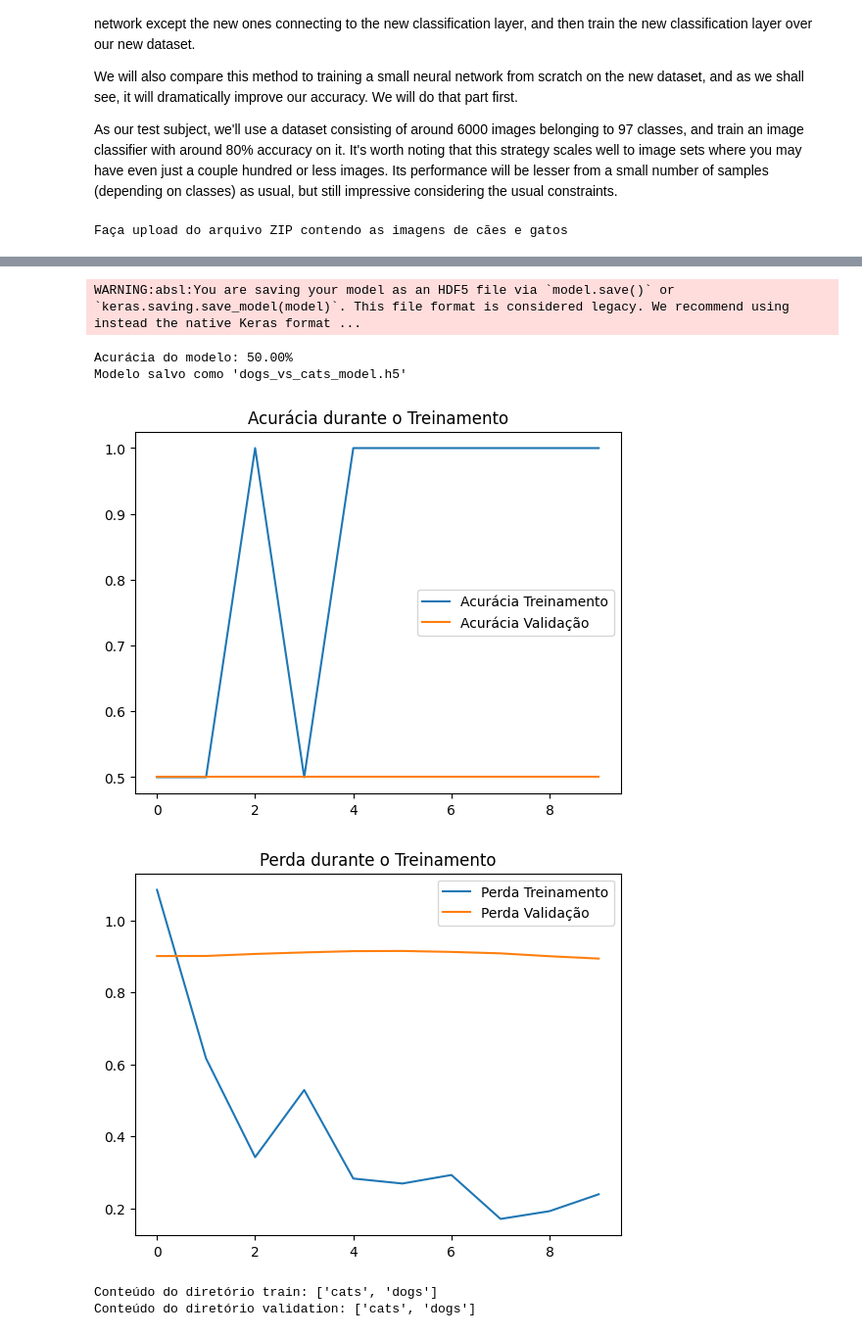
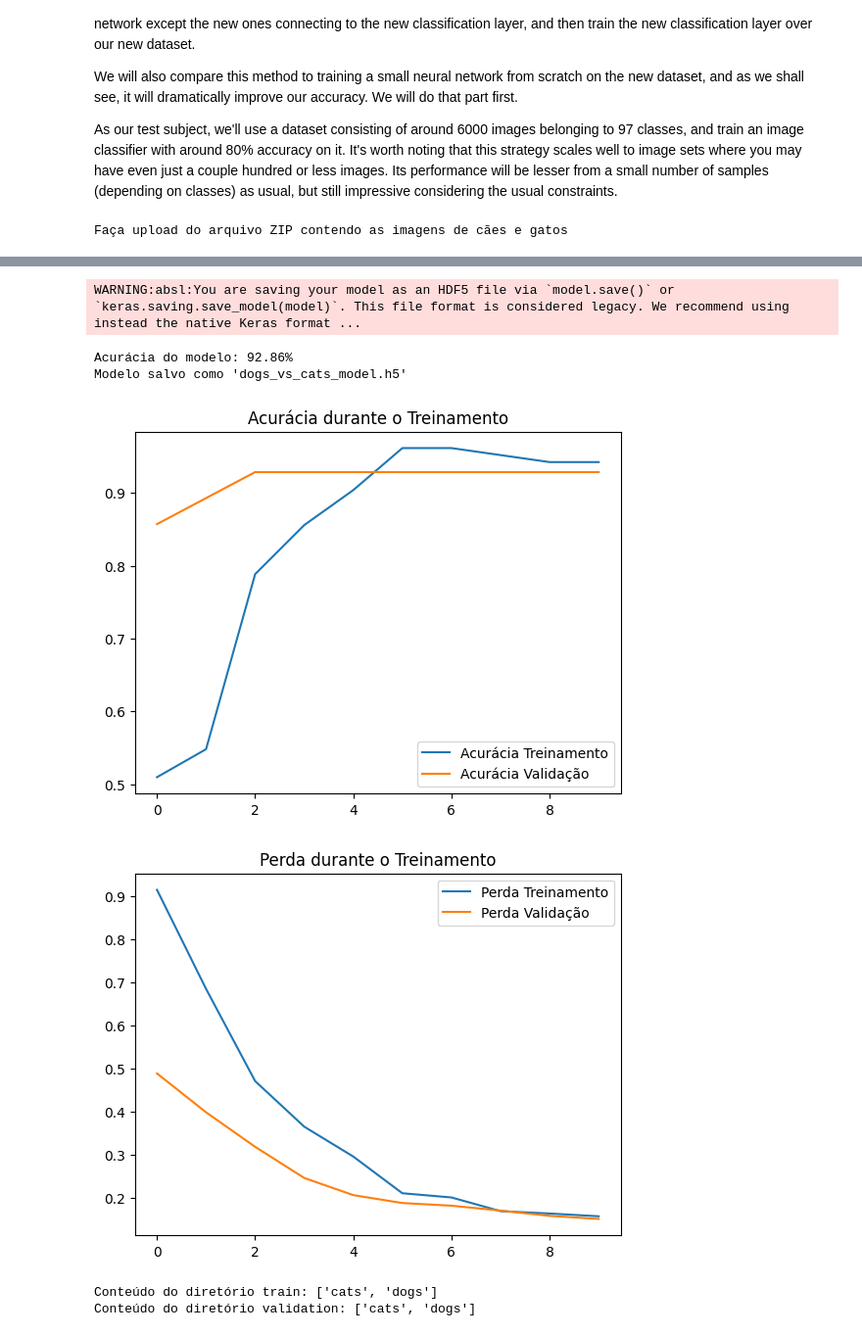
Before and after one commit to daniel-neves-dev/desafio_transfer_learn_1, a Jupyter notebook: transfer_learning.ipynb, the cells around one changed output, grey strips where cells are left out. Shown at 98% size. Drawn from its saved outputs; the diff is of its cells as text; code cells hidden in the pictures.

```diff
--- a/transfer_learning.ipynb
+++ b/transfer_learning.ipynb
@@ -50,13 +51,11 @@ from tensorflow.keras.models import Model
 
 from google.colab import files
 # %%
-
-
 print("Faça upload do arquivo ZIP contendo as imagens de cães e gatos")
 uploaded = files.upload()  # Carregar arquivo ZIP manualmente
 
 # Extração do arquivo ZIP
-zip_file = list(uploaded.keys())[0]  # Pega o nome do arquivo ZIP carregado
+zip_file = list(uploaded.keys())[0]  # Nome do arquivo ZIP carregado
 extract_dir = "dataset"  # Diretório onde os arquivos serão extraídos
 
 print("Extraindo o arquivo ZIP...")
@@ -65,31 +64,59 @@ with zipfile.ZipFile(zip_file, 'r') as zip_ref:
 print("Arquivos extraídos com sucesso!")
 
 # Verificar a estrutura do dataset
-print("Estrutura da pasta dataset:")
-print(os.listdir(extract_dir))
+print("Estrutura da pasta dataset:", os.listdir(extract_dir))
 
-# Reorganizar os dados (criar pastas de treino e validação)
-print("Reorganizando os dados...")
+# Criar subpastas dogs e cats, se necessário
+print("Organizando as imagens...")
 
 base_dir = extract_dir
+if not os.path.exists(os.path.join(base_dir, 'dogs')) or not os.path.exists(os.path.join(base_dir, 'cats')):
+    os.makedirs(os.path.join(base_dir, 'dogs'), exist_ok=True)
+    os.makedirs(os.path.join(base_dir, 'cats'), exist_ok=True)
+
+    # Mover arquivos para pastas dogs e cats com base no nome do arquivo
+    for file in os.listdir(base_dir):
+        if "dog" in file.lower():
+            shutil.move(os.path.join(base_dir, file), os.path.join(base_dir, 'dogs'))
+        elif "cat" in file.lower():
+            shutil.move(os.path.join(base_dir, file), os.path.join(base_dir, 'cats'))
+
+# Garantir que imagens não estejam dentro de subpastas adicionais
+print("Verificando subpastas intermediárias...")
+for subdir in ['dogs', 'cats']:
+    path = os.path.join(base_dir, subdir)
+    for root, _, files in os.walk(path):
+        if root != path:  # Mover arquivos de subpastas para o diretório principal
+            for file in files:
+                shutil.move(os.path.join(root, file), path)
+
+print("Novo conteúdo das pastas:")
+print("Dogs:", os.listdir(os.path.join(base_dir, 'dogs')))
+print("Cats:", os.listdir(os.path.join(base_dir, 'cats')))
+
+# Criar as pastas de treino e validação
+print("Criando pastas de treino e validação...")
 train_dir = os.path.join(base_dir, 'train')
 val_dir = os.path.join(base_dir, 'validation')
 
-# Criar as pastas para treino e validação
 os.makedirs(os.path.join(train_dir, 'dogs'), exist_ok=True)
 os.makedirs(os.path.join(train_dir, 'cats'), exist_ok=True)
 os.makedirs(os.path.join(val_dir, 'dogs'), exist_ok=True)
 os.makedirs(os.path.join(val_dir, 'cats'), exist_ok=True)
 
-# Caminhos das imagens
+# Listar as imagens para divisão em treino e validação
 dog_images = [os.path.join(base_dir, 'dogs', img) for img in os.listdir(os.path.join(base_dir, 'dogs'))]
 cat_images = [os.path.join(base_dir, 'cats', img) for img in os.listdir(os.path.join(base_dir, 'cats'))]
 
-# Dividir os dados em treino e validação
+print(f"Número de imagens em dogs: {len(dog_images)}")
+print(f"Número de imagens em cats: {len(cat_images)}")
+
+# Dividir as imagens
 dog_train, dog_val = train_test_split(dog_images, test_size=0.2, random_state=42)
 cat_train, cat_val = train_test_split(cat_images, test_size=0.2, random_state=42)
 
-# Mover as imagens para os diretórios apropriados
+# Mover as imagens para as pastas apropriadas
+print("Movendo as imagens para treino e validação...")
 for img in dog_train:
     shutil.move(img, os.path.join(train_dir, 'dogs'))
 for img in dog_val:
@@ -100,11 +127,9 @@ for img in cat_train:
 for img in cat_val:
     shutil.move(img, os.path.join(val_dir, 'cats'))
 
-print("Dados organizados com sucesso!")
-
-# Verificar estrutura final
-print("Conteúdo da pasta train:", os.listdir(train_dir))
-print("Conteúdo da pasta validation:", os.listdir(val_dir))
+print("Organização concluída!")
+print("Conteúdo final da pasta train:", os.listdir(train_dir))
+print("Conteúdo final da pasta validation:", os.listdir(val_dir))
 
 # Geradores de dados
 train_datagen = ImageDataGenerator(
@@ -151,6 +176,7 @@ model.compile(optimizer=tf.keras.optimizers.Adam(learning_rate=0.0001),
               metrics=['accuracy'])
 
 # Treinar o modelo
+print("Treinando o modelo...")
 history = model.fit(
     train_generator,
     epochs=10,
@@ -215,8 +251,8 @@ Epoch 10/10
 WARNING:absl:You are saving your model as an HDF5 file via `model.save()` or `keras.saving.save_model(model)`. This file format is considered legacy. We recommend using instead the native Keras format ...
-Acurácia do modelo: 50.00%
+Acurácia do modelo: 92.86%
 Modelo salvo como 'dogs_vs_cats_model.h5'
-[figure, old version]
+[figure, new version]
-[figure, old version]
+[figure, new version]
 # %%
 print("Conteúdo do diretório train:", os.listdir(train_dir))
 print("Conteúdo do diretório validation:", os.listdir(val_dir))
```
Also changed, not shown: parts of 4 cells of this notebook.
